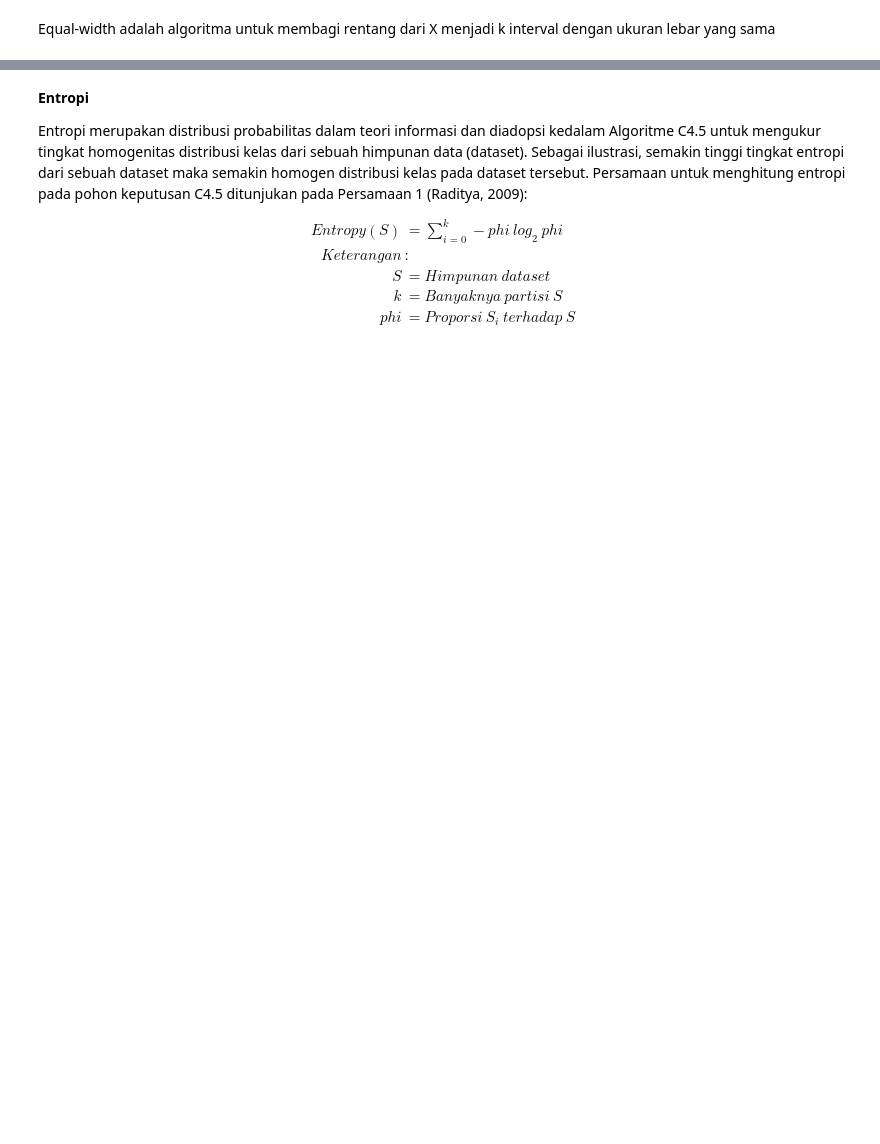
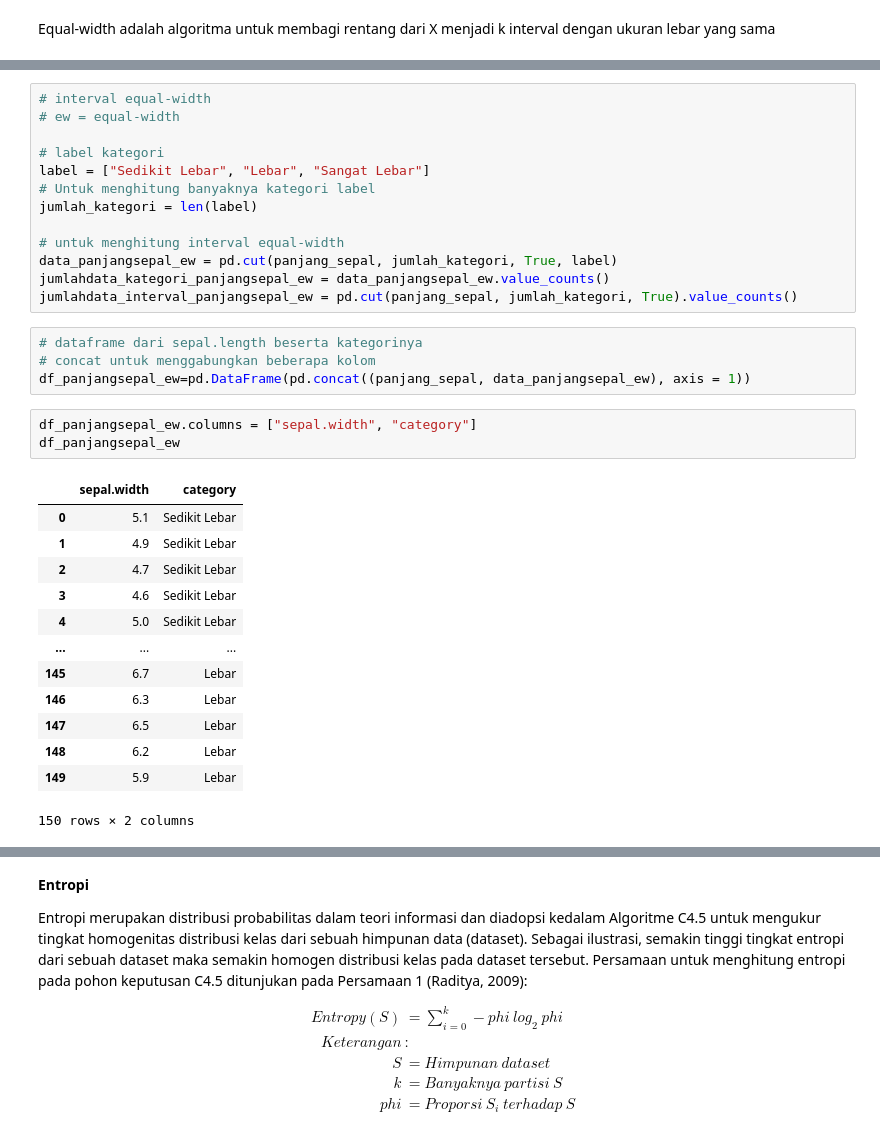
Before and after one commit to Lilik-murdiyah/datamining, a Jupyter notebook: _sources/notebooks.ipynb, the cells around one changed output, grey strips where cells are left out. Cells and saved outputs as stored; diff of their text form; blank space fills up the shorter version.

```diff
--- a/_sources/notebooks.ipynb
+++ b/_sources/notebooks.ipynb
@@ -456,0 +479,34 @@ dffeature= pd.DataFrame (df, columns =['sepal_length','sepal_width','petal_lengt
+# %%
+# interval equal-width
+# ew = equal-width
+
+# label kategori
+label = ["Sedikit Lebar", "Lebar", "Sangat Lebar"]
+# Untuk menghitung banyaknya kategori label
+jumlah_kategori = len(label)
+
+# untuk menghitung interval equal-width
+data_panjangsepal_ew = pd.cut(panjang_sepal, jumlah_kategori, True, label)
+jumlahdata_kategori_panjangsepal_ew = data_panjangsepal_ew.value_counts()
+jumlahdata_interval_panjangsepal_ew = pd.cut(panjang_sepal, jumlah_kategori, True).value_counts()
+# %%
+# dataframe dari sepal.length beserta kategorinya
+# concat untuk menggabungkan beberapa kolom
+df_panjangsepal_ew=pd.DataFrame(pd.concat((panjang_sepal, data_panjangsepal_ew), axis = 1))
+# %%
+df_panjangsepal_ew.columns = ["sepal.width", "category"]
+df_panjangsepal_ew
+# %% [output]
+|  | sepal.width | category |
+| 0 | 5.1 | Sedikit Lebar |
+| 1 | 4.9 | Sedikit Lebar |
+| 2 | 4.7 | Sedikit Lebar |
+| 3 | 4.6 | Sedikit Lebar |
+| 4 | 5.0 | Sedikit Lebar |
+| ... | ... | ... |
+| 145 | 6.7 | Lebar |
+| 146 | 6.3 | Lebar |
+| 147 | 6.5 | Lebar |
+| 148 | 6.2 | Lebar |
+| 149 | 5.9 | Lebar |
+150 rows × 2 columns
```
Also changed, not shown: parts of 149 cells of this notebook, 3 other files.
